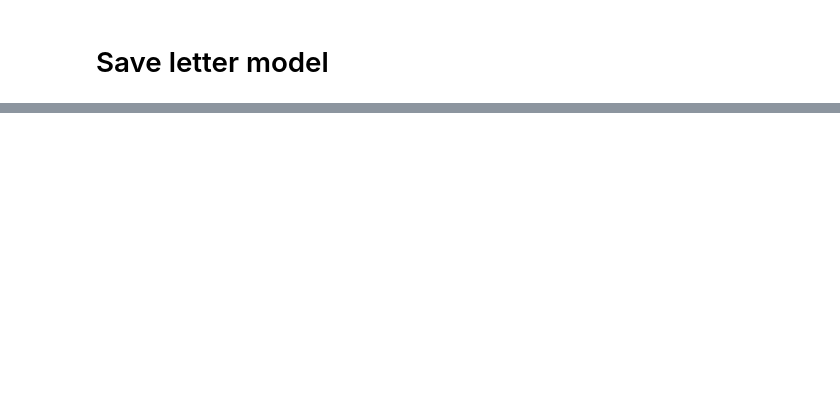
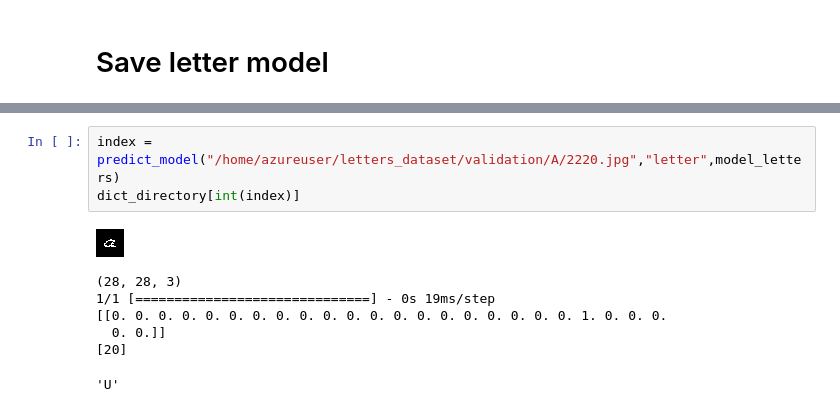
Before and after one commit to noreddinelam/DataAnalyzer, a Jupyter notebook: src/tensorflow/letters.ipynb, the cells around one changed output, grey strips where cells are left out. Drawn from its saved outputs; the diff is of its cells as text; blank space fills up the shorter version.

```diff
--- a/src/tensorflow/letters.ipynb
+++ b/src/tensorflow/letters.ipynb
@@ -314,0 +327,11 @@ model_letters.save("/home/azureuser/DataAnalyzer/src/models/letter2_model.h5")
+# %%
+index = predict_model("/home/azureuser/letters_dataset/validation/A/2220.jpg","letter",model_letters)
+dict_directory[int(index)]
+# %% [output]
+[figure, added]
+(28, 28, 3)
+1/1 [==============================] - 0s 19ms/step
+[[0. 0. 0. 0. 0. 0. 0. 0. 0. 0. 0. 0. 0. 0. 0. 0. 0. 0. 0. 0. 1. 0. 0. 0.
+  0. 0.]]
+[20]
+'U'
```
Also changed, not shown: parts of 17 cells of this notebook, 1 other file.
